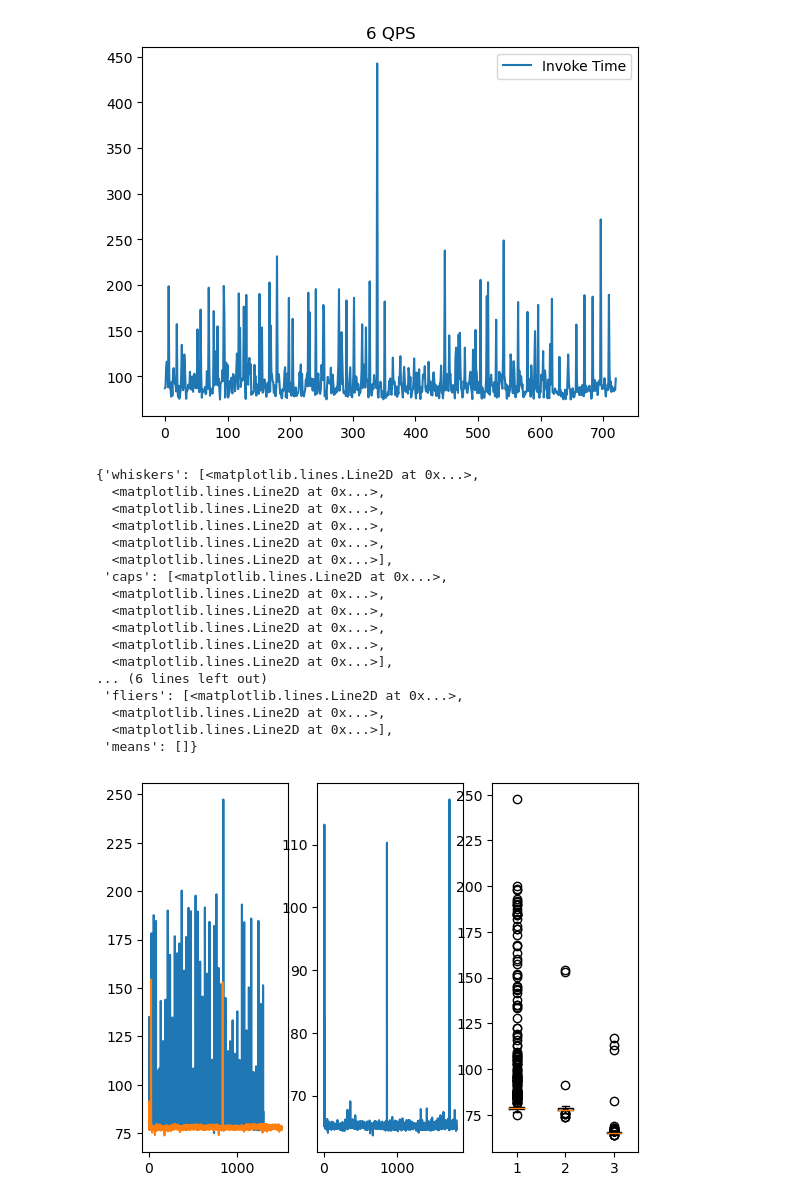
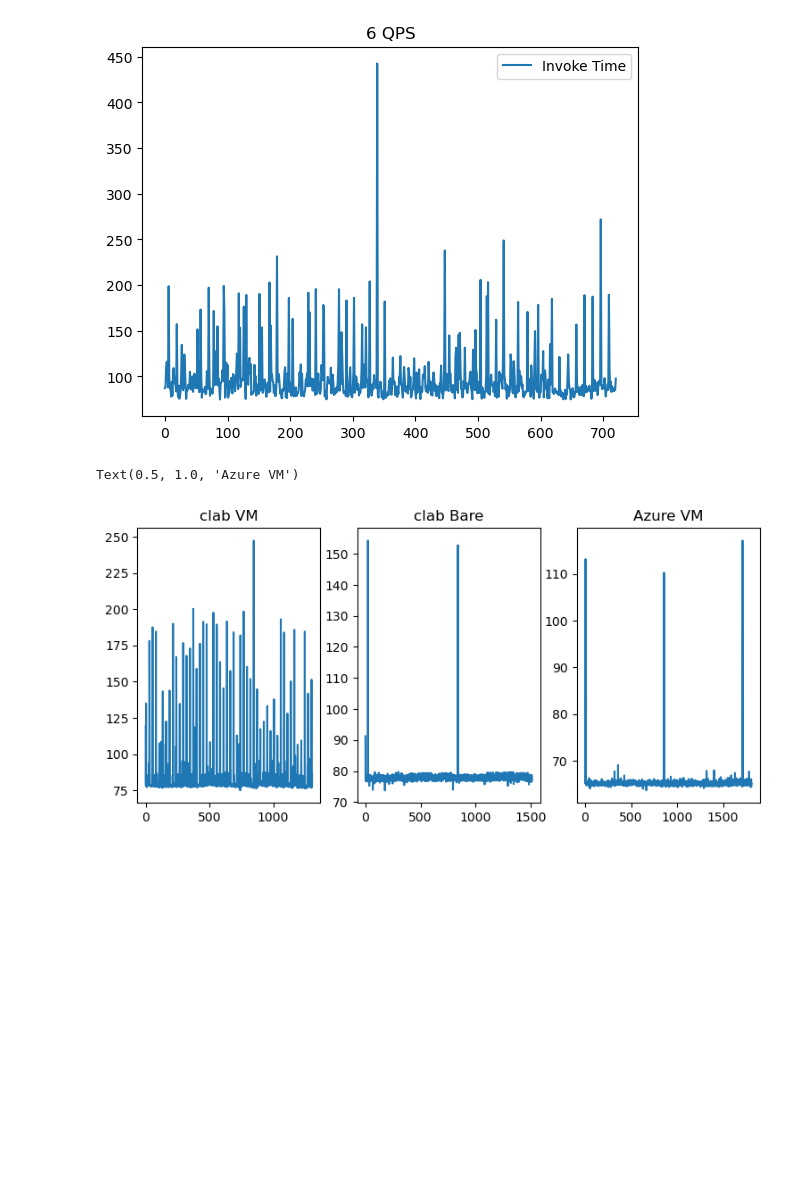
Before and after one commit to gt-epl/feo-notebooks, a Jupyter notebook: feo-analysis-2.ipynb, the cells around one changed output. Drawn from its saved outputs; the diff is of its cells as text; code cells hidden in the pictures; blank space fills up the shorter version.

```diff
--- a/feo-analysis-2.ipynb
+++ b/feo-analysis-2.ipynb
@@ -194,43 +193,29 @@ ax.set_title('6 QPS')
 Text(0.5, 1.0, '6 QPS')
 [figure]
 # %%
-fig,axs = plt.subplots(1,3)
+fig,axs = plt.subplots(1,3, figsize=(9,4))
 boxes = []
 ax = axs[0]
 df = pd.read_csv('../feodata/clab-181357/bare1.out', header=None)
 df['it'] = df[0].astype('float')
 df['it'].plot(ax=ax)
 boxes.append(df['it'])
+ax.set_title('clab VM')
 
+ax = axs[1]
 df = pd.read_csv('../feodata/clab-181357/bare2.out', header=None)
 df['it'] = df[0].astype('float')
 df['it'].plot(ax=ax)
 boxes.append(df['it'])
+ax.set_title('clab Bare')
 
-ax = axs[1]
+
+ax = axs[2]
 df = pd.read_csv('../feodata/clab-181357/azurebare.out', header=None)
 df['it'] = df[0].astype('float')
 df['it'].plot(ax=ax)
 boxes.append(df['it'])
-
-ax = axs[2]
-ax.boxplot(boxes, )
+ax.set_title('Azure VM')
 # %% [output]
-{'whiskers': [<matplotlib.lines.Line2D at 0x...>,
-  <matplotlib.lines.Line2D at 0x...>,
-  <matplotlib.lines.Line2D at 0x...>,
-  <matplotlib.lines.Line2D at 0x...>,
-  <matplotlib.lines.Line2D at 0x...>,
-  <matplotlib.lines.Line2D at 0x...>],
- 'caps': [<matplotlib.lines.Line2D at 0x...>,
-  <matplotlib.lines.Line2D at 0x...>,
-  <matplotlib.lines.Line2D at 0x...>,
-  <matplotlib.lines.Line2D at 0x...>,
-  <matplotlib.lines.Line2D at 0x...>,
-  <matplotlib.lines.Line2D at 0x...>],
-... (6 lines left out)
- 'fliers': [<matplotlib.lines.Line2D at 0x...>,
-  <matplotlib.lines.Line2D at 0x...>,
-  <matplotlib.lines.Line2D at 0x...>],
- 'means': []}
+Text(0.5, 1.0, 'Azure VM')
-[figure, old version]
+[figure, new version]
```
Also changed, not shown: parts of 4 cells of this notebook, 1 other file.
